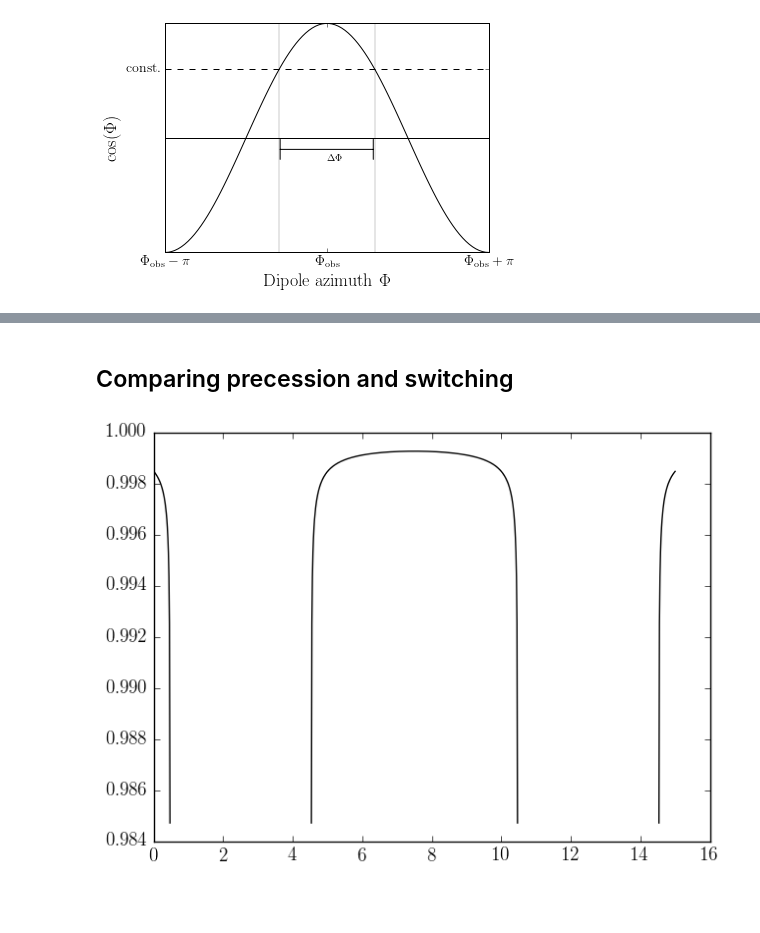
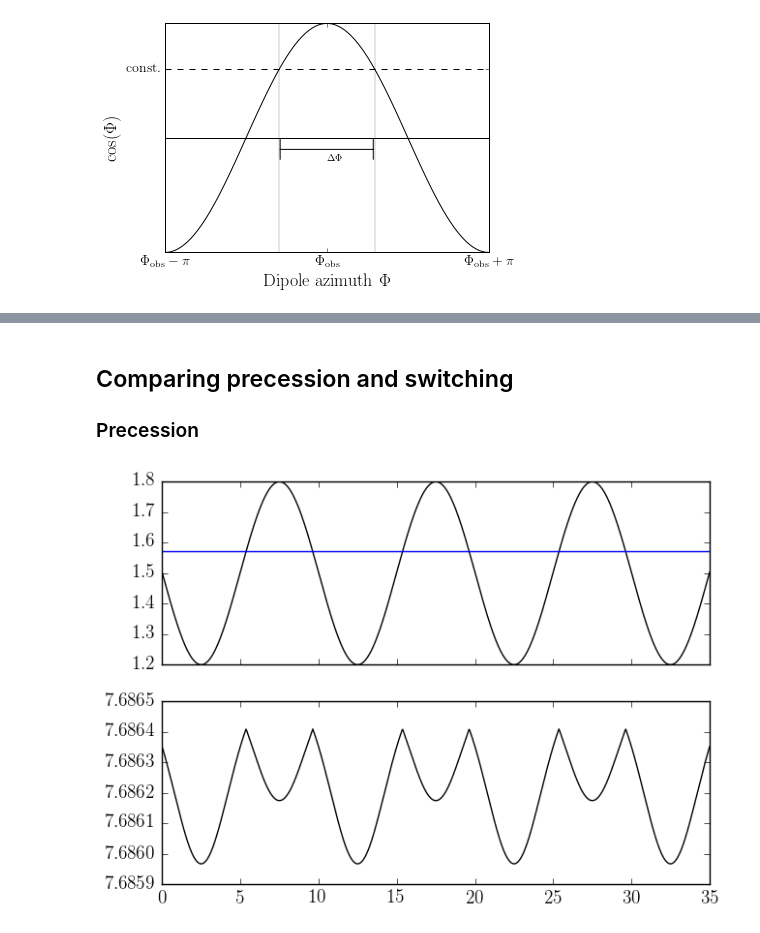
Before and after one commit to GregoryAshton/neutron_star_modelling, a Jupyter notebook: BeamwidthCalculation/GeneratePlots.ipynb, the cells around one changed output, grey strips where cells are left out. Cells and saved outputs as stored; diff of their text form; code cells hidden in the pictures; blank space fills up the shorter version.

Commit message:
Fixes issues in beamwidth calculation sent to DIJ

```diff
--- a/BeamwidthCalculation/GeneratePlots.ipynb
+++ b/BeamwidthCalculation/GeneratePlots.ipynb
@@ -115,44 +122,24 @@ plt.show()
 # %% [markdown]
 ## Comparing precession and switching
+
+### Precession
-# %%
-from numpy import pi, cos, sin
-
-def Wp(P, Theta, ThetaO, sigmaB, p=10):
-    """ Analytic calculation of the pulse width
-
-    Parameters
-    ----------
-    Phi_dot, Theta : array_like
-        The physical parameters as defined in Jones 2001
-    ThetaO : float
-        The value, in radians of the observers Theta position
-    sigmaB : float
-        Measure of the angular beam width
-    p : float
-        The percentage amount of beam width
-
-    Returns
-    -------
-    Beam width at p
-    """
-    A = np.cos(np.sqrt((Theta - ThetaO)**2 - 2 * sigmaB**2 * np.log(100./p)))
-    B = (A-np.sin(Theta) * np.sin(ThetaO)) / (np.cos(Theta) * np.cos(ThetaO))
-    return P * (1 - np.arccos(B)/np.pi )
-# Problem with abs
-chi = 1.6
-theta = 0.1
-tauP = 10
-P = 1
-ThetaO=1.5
-sigmaB = 1.0e-4
-
-time = np.linspace(0, 15, 1000)
-psi = 2*pi * time/tauP
-Theta = np.arccos(sin(theta) * sin(psi) * sin(chi) + cos(theta) * cos(chi))
-
-ax = plt.subplot(111)
-#ax.plot(time, Theta)
-ax.plot(time, Wp(P, Theta, ThetaO, sigmaB), "-")
-plt.show()
-# %% [output]
-[figure, removed]
+# %%
+chi = 1.5
+theta = 0.3
+tauP = 10
+P = 1.3e-1
+ThetaO = 0.8
+sigmaB = 1e-3
+
+time = np.linspace(0, 35, 1000)
+psi = 2*pi * time/tauP
+Theta = np.arccos(sin(theta) * sin(psi) * sin(chi) + cos(theta) * cos(chi))
+
+fig, (ax1, ax2) = plt.subplots(nrows=2, sharex=True)
+
+ax1.plot(time, Theta)
+ax1.axhline(np.pi/2)
+ax2.plot(time, nsmod.Physics_Functions.Wp(P, Theta, ThetaO, sigmaB), "-")
+plt.show()
+# %% [output]
+[figure, added]
```
Also changed, not shown: parts of 4 cells of this notebook, 7 other files.
